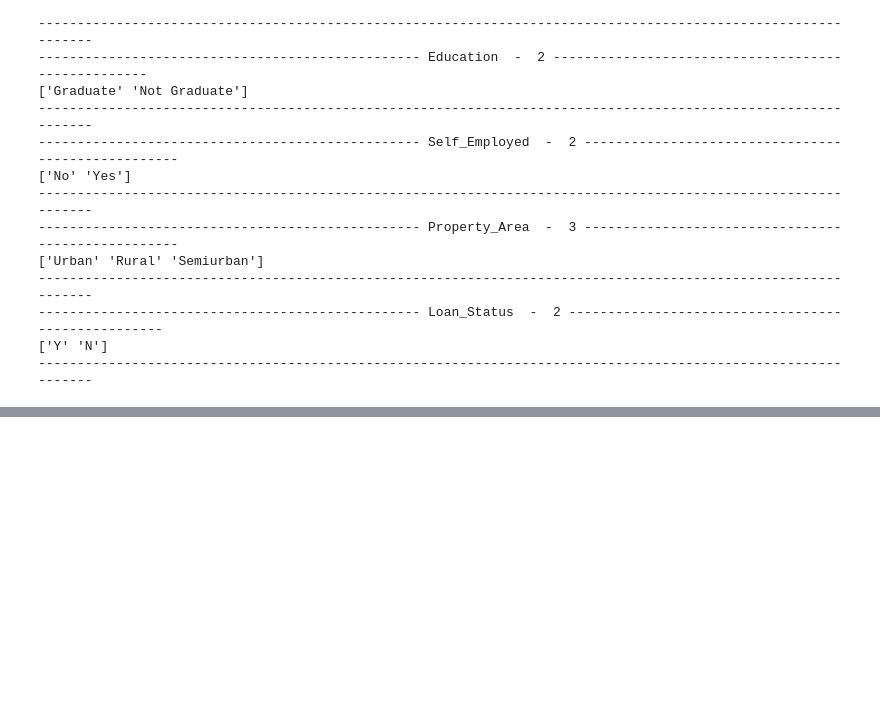
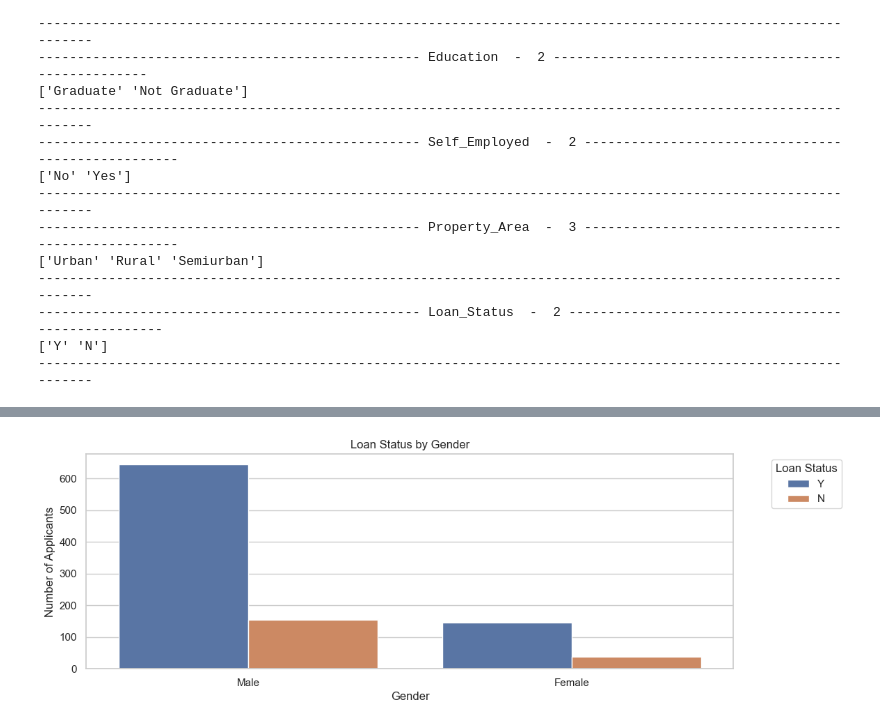
Before and after one commit to Bharadwaj-Sathya/AI, a Jupyter notebook: MachineLearning/SupervisedLearning/Classification/LogisticRegresson/Project/LogisticRegresson.ipynb, the cells around one changed output, grey strips where cells are left out. Cells and saved outputs as stored; diff of their text form; code cells hidden in the pictures; blank space fills up the shorter version.

```diff
--- a/MachineLearning/SupervisedLearning/Classification/LogisticRegresson/Project/LogisticRegresson.ipynb
+++ b/MachineLearning/SupervisedLearning/Classification/LogisticRegresson/Project/LogisticRegresson.ipynb
@@ -336,0 +377,14 @@ for column in raw_data.columns:
+# %%
+# Group by Gender and Loan_Status, and count the occurrences
+loan_status_counts = raw_data.groupby(['Gender', 'Loan_Status']).size().unstack()
+
+# Plotting with Seaborn
+sns.set(style="whitegrid")
+sns.countplot(x='Gender', hue='Loan_Status', data=raw_data)
+plt.title('Loan Status by Gender')
+plt.xlabel('Gender')
+plt.ylabel('Number of Applicants')
+plt.legend(title='Loan Status', bbox_to_anchor=(1.05, 1), loc='upper left')
+plt.show()
+# %% [output]
+[figure, added]
```
Also changed, not shown: parts of 10 cells of this notebook, 2 other files.
